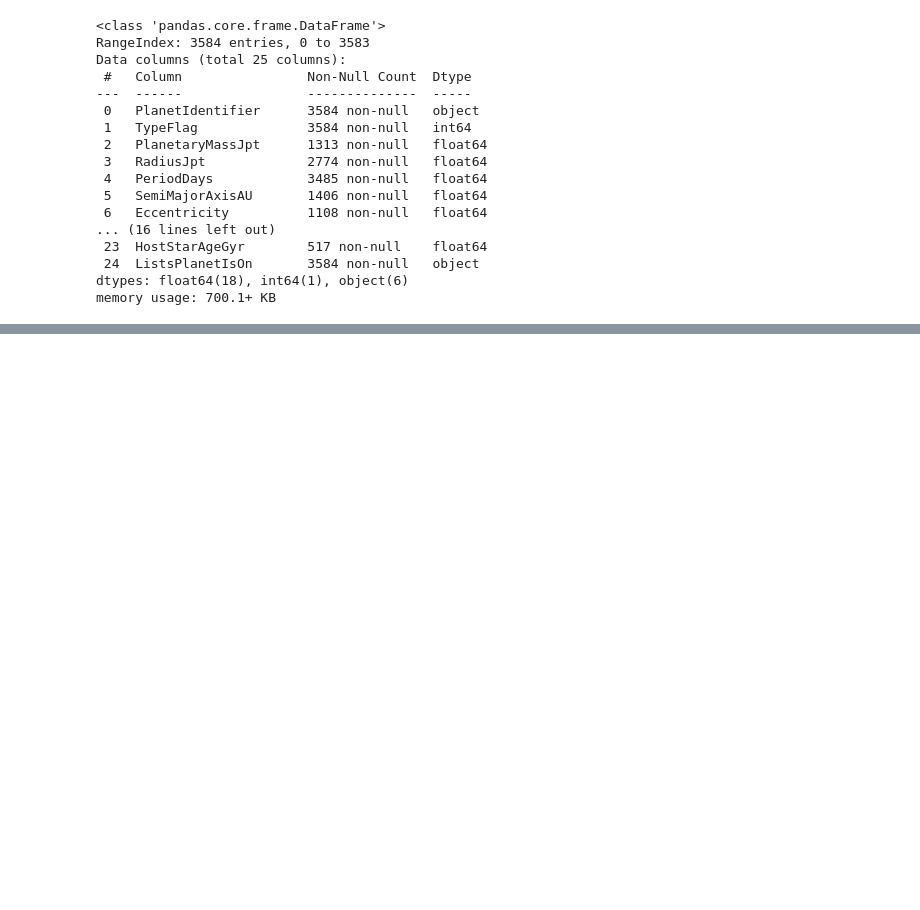
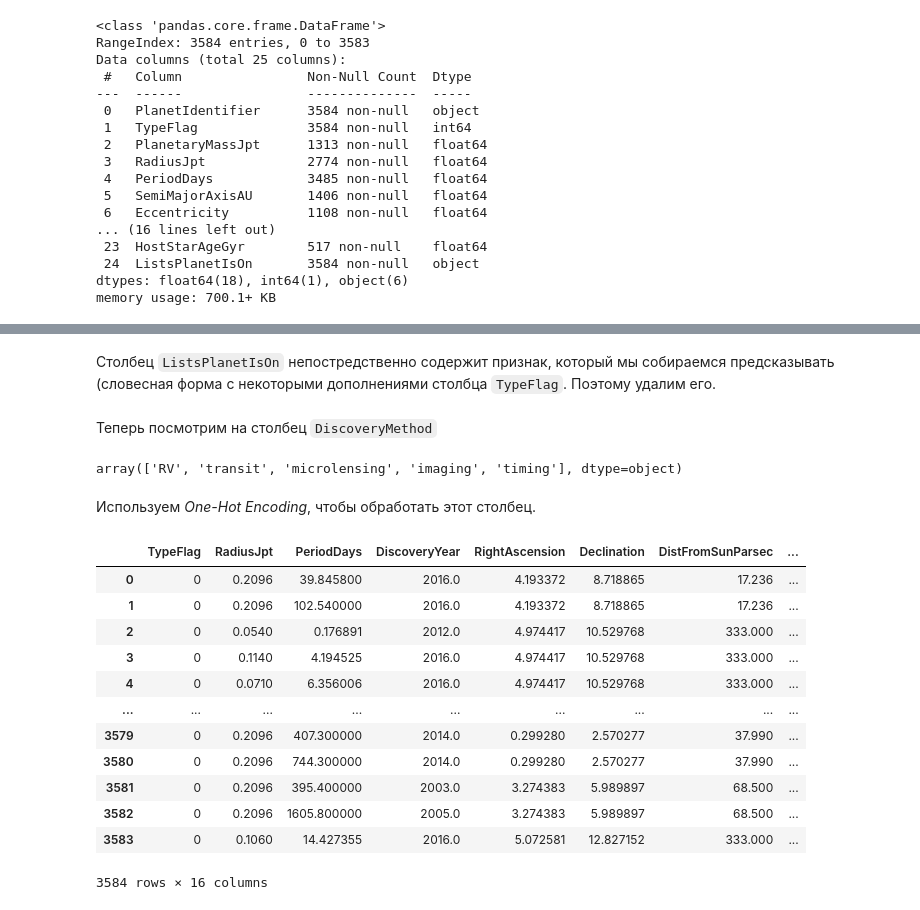
Before and after one commit to Step2Victory/Machine-Learning, a Jupyter notebook: notebook.ipynb, the cells around one changed output, grey strips where cells are left out. Saved outputs shown, nothing was run; the diff lists cells and outputs as text; code cells hidden in the pictures; blank space fills up the shorter version.

Commit message:
Add preprocessing data

```diff
--- a/notebook.ipynb
+++ b/notebook.ipynb
@@ -44,0 +151,2 @@ Name: ListsPlanetIsOn, dtype: int64
+# %%
+data['DiscoveryYear'] = data['DiscoveryYear'].fillna(2016.0)
@@ -44,0 +185,17 @@ Name: ListsPlanetIsOn, dtype: int64
+# %%
+def todegree(s: str):
+    if pd.notna(s):
+        ans = 0
+        k = 1
+        l = 3600
+        if s[0] == '-':
+            k = -1
+        for elem in list(map(float, s.split())):
+            ans += elem * l
+            l //= 60
+        return k * math.pi / 43200 * ans
+
+    return s
+
+data['RightAscension'] = data['RightAscension'].apply(todegree)
+data['Declination'] = data['Declination'].apply(todegree)
@@ -44,0 +257,3 @@ Name: ListsPlanetIsOn, dtype: int64
+# %%
+data['Declination'] = data['Declination'].fillna(0)
+data['RightAscension'] = data['RightAscension'].fillna(0)
@@ -44,0 +302,28 @@ Name: ListsPlanetIsOn, dtype: int64
+# %% [markdown]
+Столбец `ListsPlanetIsOn` непостредственно содержит признак, который мы собираемся предсказывать (словесная форма с некоторыми дополнениями столбца `TypeFlag`. Поэтому удалим его.
+# %%
+data = data.drop('ListsPlanetIsOn', axis=1)
+# %% [markdown]
+Теперь посмотрим на столбец `DiscoveryMethod`
+# %%
+data['DiscoveryMethod'].unique()
+# %% [output]
+array(['RV', 'transit', 'microlensing', 'imaging', 'timing'], dtype=object)
+# %% [markdown]
+Используем *One-Hot Encoding*, чтобы обработать этот столбец.
+# %%
+pd.get_dummies(data)
+# %% [output]
+|  | TypeFlag | RadiusJpt | PeriodDays | DiscoveryYear | RightAscension | Declination | DistFromSunParsec | ... |
+| 0 | 0 | 0.2096 | 39.845800 | 2016.0 | 4.193372 | 8.718865 | 17.236 | ... |
+| 1 | 0 | 0.2096 | 102.540000 | 2016.0 | 4.193372 | 8.718865 | 17.236 | ... |
+| 2 | 0 | 0.0540 | 0.176891 | 2012.0 | 4.974417 | 10.529768 | 333.000 | ... |
+| 3 | 0 | 0.1140 | 4.194525 | 2016.0 | 4.974417 | 10.529768 | 333.000 | ... |
+| 4 | 0 | 0.0710 | 6.356006 | 2016.0 | 4.974417 | 10.529768 | 333.000 | ... |
+| ... | ... | ... | ... | ... | ... | ... | ... | ... |
+| 3579 | 0 | 0.2096 | 407.300000 | 2014.0 | 0.299280 | 2.570277 | 37.990 | ... |
+| 3580 | 0 | 0.2096 | 744.300000 | 2014.0 | 0.299280 | 2.570277 | 37.990 | ... |
+| 3581 | 0 | 0.2096 | 395.400000 | 2003.0 | 3.274383 | 5.989897 | 68.500 | ... |
+| 3582 | 0 | 0.2096 | 1605.800000 | 2005.0 | 3.274383 | 5.989897 | 68.500 | ... |
+| 3583 | 0 | 0.1060 | 14.427355 | 2016.0 | 5.072581 | 12.827152 | 333.000 | ... |
+3584 rows × 16 columns
```
Also changed, not shown: parts of 43 cells of this notebook.
